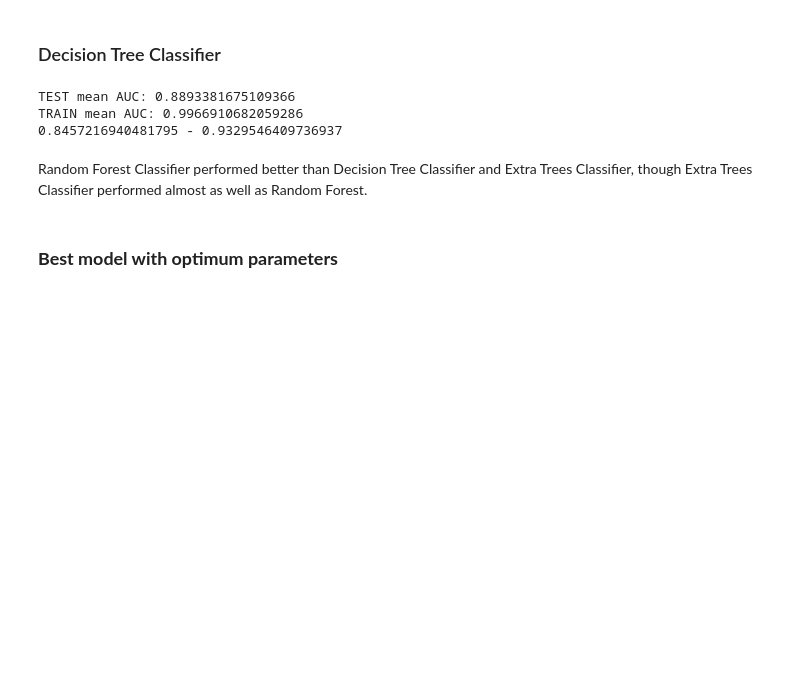
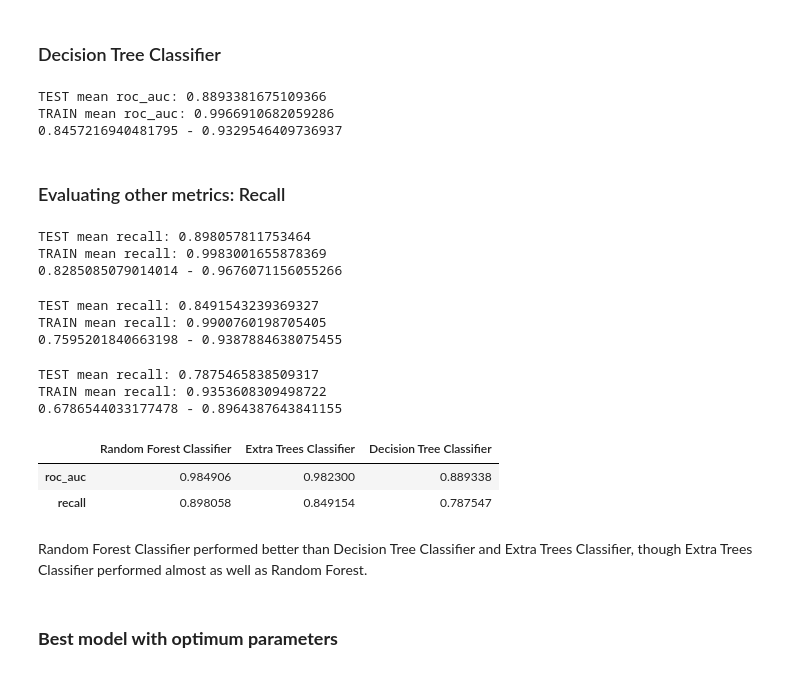
Before and after one commit to carolluzardi/analise_sirio_libanes, a Jupyter notebook: Final_Project_DSBootcamp.ipynb, the cells around one changed output. Saved outputs shown, nothing was run; the diff lists cells and outputs as text; code cells hidden in the pictures; blank space fills up the shorter version.

```diff
--- a/Final_Project_DSBootcamp.ipynb
+++ b/Final_Project_DSBootcamp.ipynb
@@ -585,15 +588,47 @@ model_etree_optimum = ExtraTreesClassifier(n_estimators = best_index['param_n_es
 ### Decision Tree Classifier
 # %%
 model_dtree = DecisionTreeClassifier()
-_, __, best_index = run_model_cv_optimum(model_dtree, data_clean, n_splits, n_repeats, params_space_dtree, n_iter)
+auc_mean_dtree, __, best_index = run_model_cv_optimum(model_dtree, data_clean, n_splits, n_repeats, params_space_dtree, n_iter, 'roc_auc')
 # %% [output]
-TEST mean AUC: 0.8893381675109366
-TRAIN mean AUC: 0.9966910682059286
+TEST mean roc_auc: 0.8893381675109366
+TRAIN mean roc_auc: 0.9966910682059286
 0.8457216940481795 - 0.9329546409736937
 # %%
 model_dtree_optimum = DecisionTreeClassifier(min_samples_split = best_index['param_min_samples_split'],
                                        min_samples_leaf = best_index['param_min_samples_leaf'],
                                        criterion = best_index['param_criterion'])
+# %% [markdown]
+### Evaluating other metrics: Recall
+# %%
+recall_mean_rforest, __, _ = run_model_cv_optimum(model_rforest_optimum, data_clean, n_splits, n_repeats, params_space, n_iter, 'recall')
+# %% [output]
+TEST mean recall: 0.898057811753464
+TRAIN mean recall: 0.9983001655878369
+0.8285085079014014 - 0.9676071156055266
+# %%
+recall_mean_etree, __, _ = run_model_cv_optimum(model_etree_optimum, data_clean, n_splits, n_repeats, params_space, n_iter, 'recall')
+# %% [output]
+TEST mean recall: 0.8491543239369327
+TRAIN mean recall: 0.9900760198705405
+0.7595201840663198 - 0.9387884638075455
+# %%
+recall_mean_dtree, __, _ = run_model_cv_optimum(model_dtree_optimum, data_clean, n_splits, n_repeats, params_space_dtree, n_iter, 'recall')
+# %% [output]
+TEST mean recall: 0.7875465838509317
+TRAIN mean recall: 0.9353608309498722
+0.6786544033177478 - 0.8964387643841155
+# %%
+#metrics_columns = ['Random Forest Classifier', 'Extra Trees Classifier', 'Decision Tree Classifier']
+#metrics_index = ['roc_auc', 'recall']
+
+d={'Random Forest Classifier': [auc_mean_rforest, recall_mean_rforest], 'Extra Trees Classifier': [auc_mean_etree, recall_mean_etree], 'Decision Tree Classifier': [auc_mean_dtree, recall_mean_dtree]}
+
+metrics = pd.DataFrame(data = d, index=['roc_auc', 'recall'])
+metrics
+# %% [output]
+|  | Random Forest Classifier | Extra Trees Classifier | Decision Tree Classifier |
+| roc_auc | 0.984906 | 0.982300 | 0.889338 |
+| recall | 0.898058 | 0.849154 | 0.787547 |
 # %% [markdown]
 Random Forest Classifier performed better than Decision Tree Classifier and Extra Trees Classifier, though Extra Trees Classifier performed almost as well as Random Forest.
 # %% [markdown]
```
Also changed, not shown: parts of 4 cells of this notebook.
